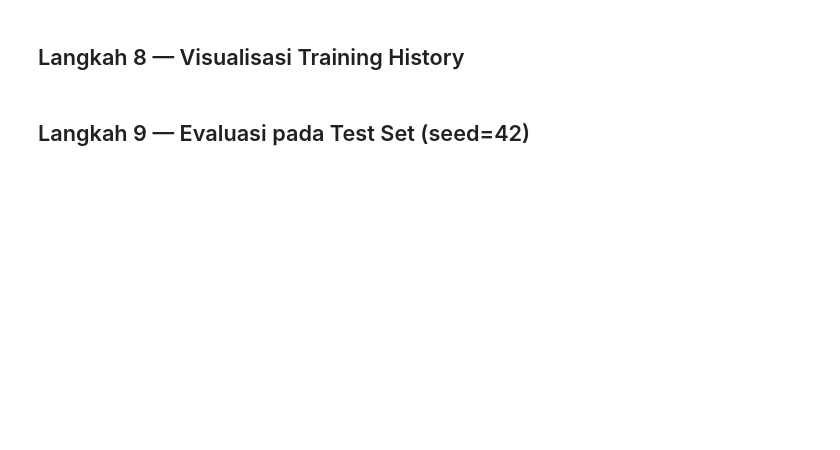
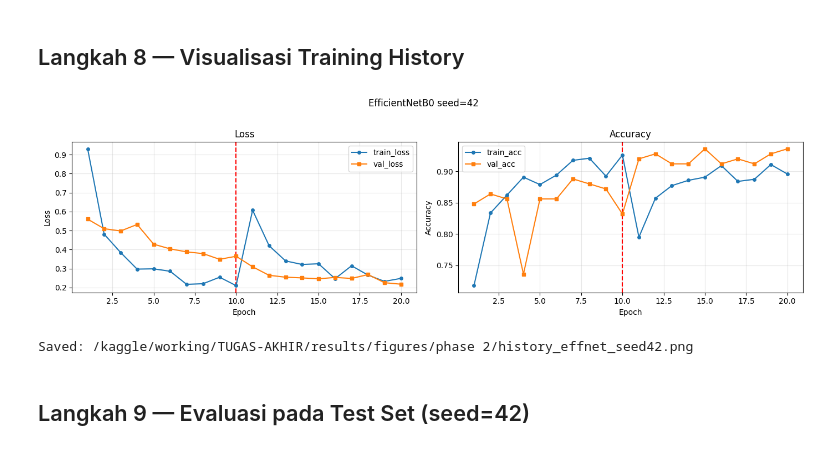
Before and after one commit to milalestari/TUGAS-AKHIR, a Jupyter notebook: notebooks/03a_training_efficientnetb0.ipynb, the cells around one changed output. Cells and saved outputs as stored; diff of their text form; code cells hidden in the pictures; blank space fills up the shorter version.

Commit message:
results of models efficientnetb0 from kaggle notebook

```diff
--- a/notebooks/03a_training_efficientnetb0.ipynb
+++ b/notebooks/03a_training_efficientnetb0.ipynb
@@ -208,34 +311,37 @@ epochs_s2 = list(range(EPOCHS_STAGE1+1, EPOCHS_STAGE1+EPOCHS_STAGE2+1))
 epochs_all = epochs_s1 + epochs_s2
 
 train_loss = history_s1.history['loss'] + history_s2.history['loss']
 val_loss   = history_s1.history['val_loss'] + history_s2.history['val_loss']
 train_acc  = history_s1.history['accuracy'] + history_s2.history['accuracy']
 val_acc    = history_s1.history['val_accuracy'] + history_s2.history['val_accuracy']
 
 fig, axes = plt.subplots(1, 2, figsize=(14, 4))
 
 axes[0].axvline(x=EPOCHS_STAGE1, color='red', linestyle='--')
 axes[0].plot(epochs_all, train_loss, label='train_loss', marker='o', ms=4)
 axes[0].plot(epochs_all, val_loss, label='val_loss', marker='s', ms=4)
 axes[0].set_xlabel('Epoch'); axes[0].set_ylabel('Loss')
 axes[0].set_title('Loss')
 axes[0].legend(); axes[0].grid(alpha=0.3)
 
 axes[1].axvline(x=EPOCHS_STAGE1, color='red', linestyle='--')
 axes[1].plot(epochs_all, train_acc, label='train_acc', marker='o', ms=4)
 axes[1].plot(epochs_all, val_acc, label='val_acc', marker='s', ms=4)
 axes[1].set_xlabel('Epoch'); axes[1].set_ylabel('Accuracy')
 axes[1].set_title('Accuracy')
 axes[1].legend(); axes[1].grid(alpha=0.3)
 
 plt.suptitle(f'EfficientNetB0 seed={DEMO_SEED}', y=1.02)
 plt.tight_layout()
-fig_path = RESULTS_DIR / 'figures' / f'history_effnet_seed{DEMO_SEED}.png'
+fig_path = RESULTS_DIR / 'figures' / 'phase 2' / f'history_effnet_seed{DEMO_SEED}.png'
 RESULTS_DIR.mkdir(parents=True, exist_ok=True)
 fig_path.parent.mkdir(parents=True, exist_ok=True)
 plt.savefig(fig_path, dpi=150)
 plt.show()
 print('Saved:', fig_path)
+# %% [output]
+[figure, added]
+Saved: /kaggle/working/TUGAS-AKHIR/results/figures/phase 2/history_effnet_seed42.png
 # %% [markdown]
 ## Langkah 9 — Evaluasi pada Test Set (seed=42)
 # %%
```
Also changed, not shown: parts of 12 cells of this notebook, 5 other files.
